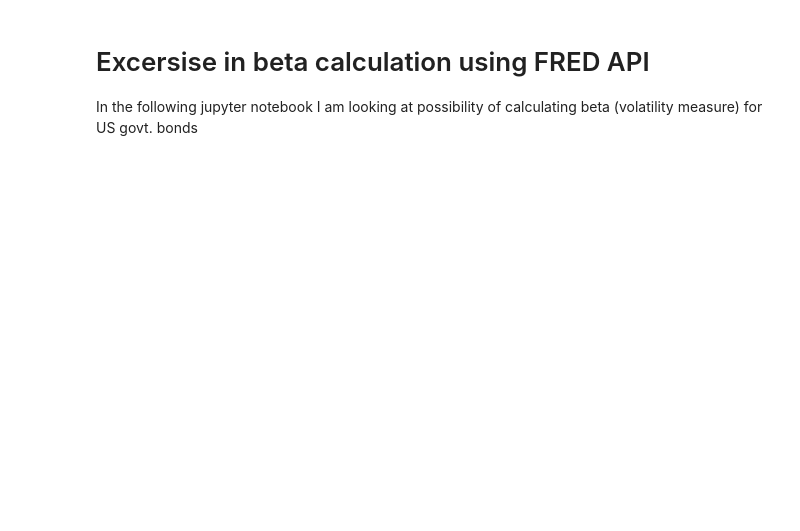
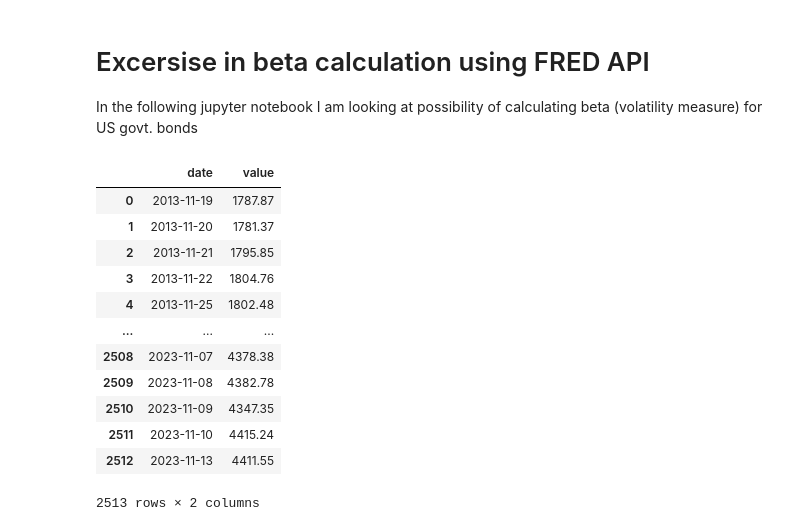
Before and after one commit to janwygnany/bonds_beta, a Jupyter notebook: scrapper+SP500.ipynb, the cells around one changed output. Saved outputs shown, nothing was run; the diff lists cells and outputs as text; code cells hidden in the pictures; blank space fills up the shorter version.

```diff
--- a/scrapper+SP500.ipynb
+++ b/scrapper+SP500.ipynb
@@ -64,4 +64,22 @@ temp1 = temp1.astype(float)
 temp2= temp1[1:]
 temp3= temp1[:-1]
 # %%
-SP500 = SP500.drop(0,axis=0)
+SP500 = SP500.drop(idx, axis=0)
+SP500 = SP500.drop(0, axis=0)
+# %%
+SP500.reset_index(drop=True, inplace=True)
+SP500
+# %% [output]
+|  | date | value |
+| 0 | 2013-11-19 | 1787.87 |
+| 1 | 2013-11-20 | 1781.37 |
+| 2 | 2013-11-21 | 1795.85 |
+| 3 | 2013-11-22 | 1804.76 |
+| 4 | 2013-11-25 | 1802.48 |
+| ... | ... | ... |
+| 2508 | 2023-11-07 | 4378.38 |
+| 2509 | 2023-11-08 | 4382.78 |
+| 2510 | 2023-11-09 | 4347.35 |
+| 2511 | 2023-11-10 | 4415.24 |
+| 2512 | 2023-11-13 | 4411.55 |
+2513 rows × 2 columns
```
Also changed, not shown: parts of 11 cells of this notebook.
